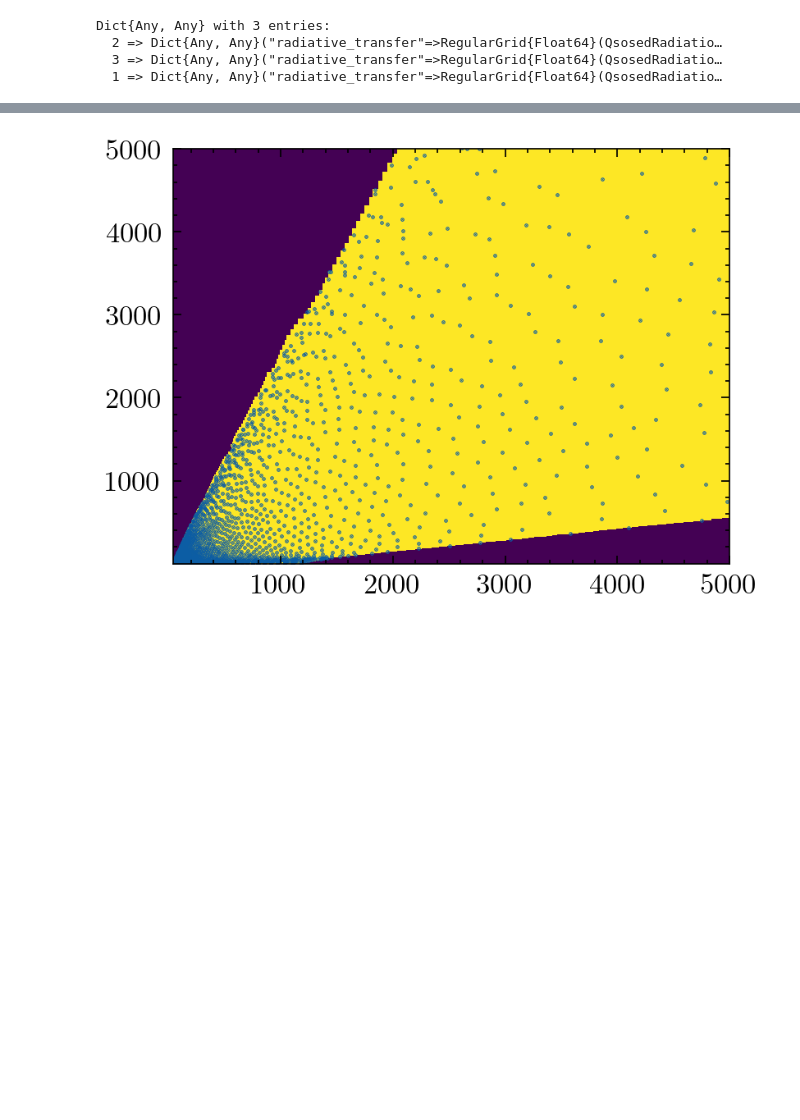
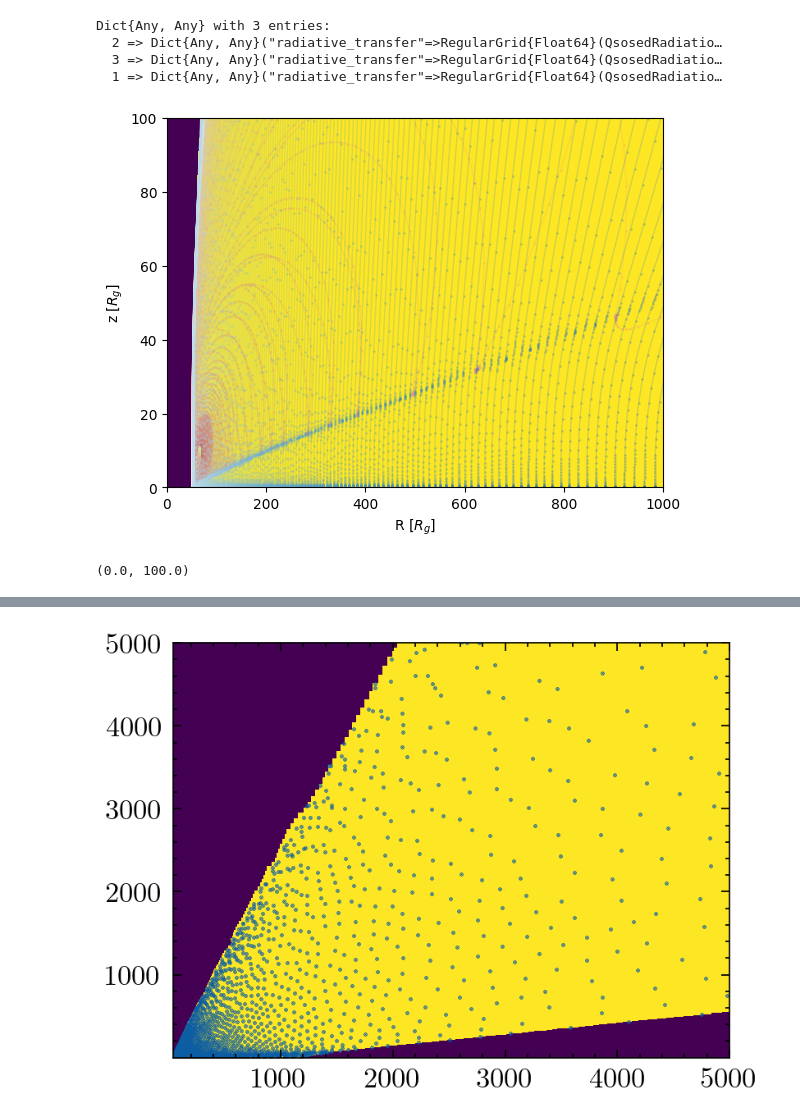
Before and after one commit to arnauqb/Qwind.jl, a Jupyter notebook: papers/paper2/rt_plots.ipynb, the cells around one changed output, grey strips where cells are left out. Drawn from its saved outputs; the diff is of its cells as text; code cells hidden in the pictures; blank space fills up the shorter version.

```diff
--- a/papers/paper2/rt_plots.ipynb
+++ b/papers/paper2/rt_plots.ipynb
@@ -66 +73,9 @@ Dict{Any, Any} with 3 entries:
+# %%
+fig, ax=  QwindPlotting.plot_wind_hull(iterations_dict[3]["radiative_transfer"].interpolator.wind_hull, zmax=100, nz=500, nr=500, rmax=1000)
+QwindPlotting.plot_streamlines(iterations_dict[2]["integrators"], fig=fig, ax=ax ,alpha= 0.2)
+ax.set_xlim(0,1000)
+ax.set_ylim(0,100)
+# %% [output]
+[figure, added]
+(0.0, 100.0)
 # %%
```
Also changed, not shown: parts of 7 cells of this notebook, 1 other file.
